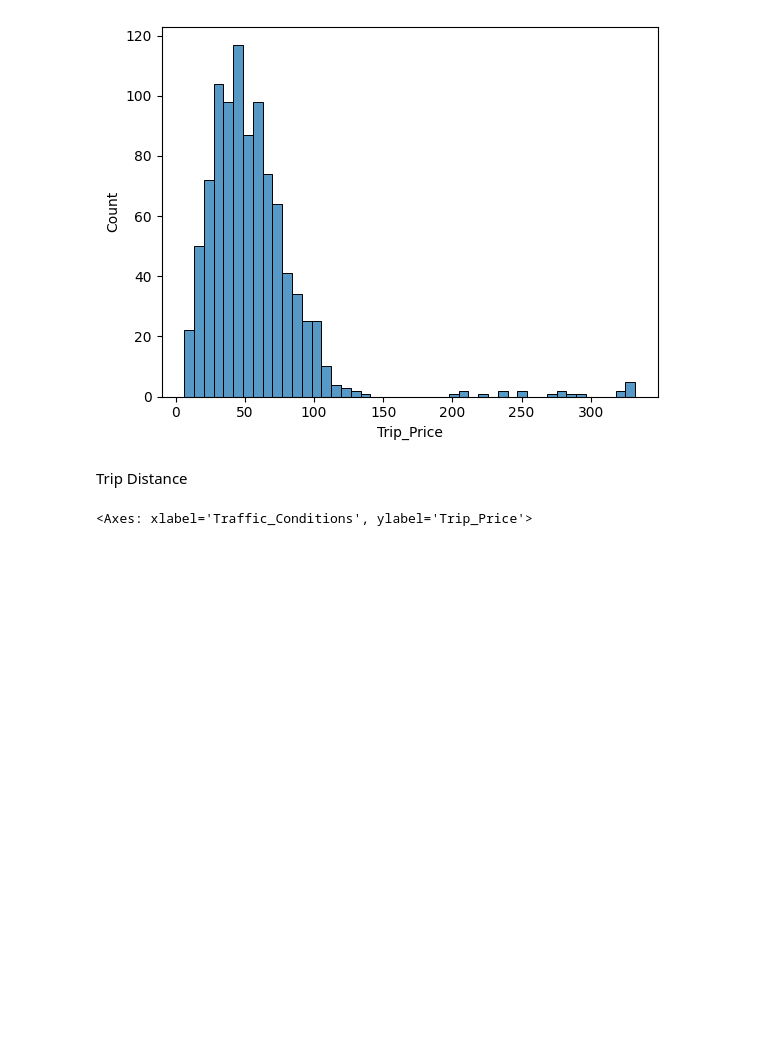
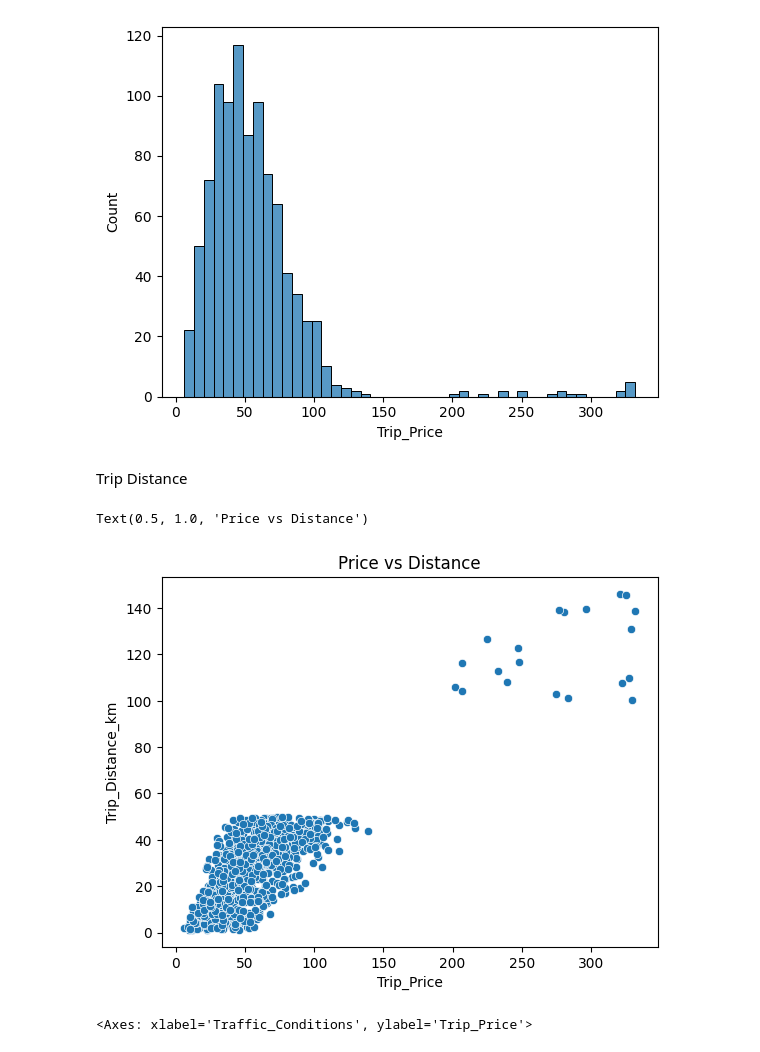
Before and after one commit to Josefin3647/taxi_prediction_fullstack_josefin, a Jupyter notebook: src/taxipred/model_development/eda.ipynb, the cells around one changed output. Saved outputs shown, nothing was run; the diff lists cells and outputs as text; code cells hidden in the pictures; blank space fills up the shorter version.

```diff
--- a/src/taxipred/model_development/eda.ipynb
+++ b/src/taxipred/model_development/eda.ipynb
@@ -72,3 +73,7 @@ Rain     227
 Snow      56
 NaN       50
 Name: count, dtype: int64
+# %%
+df[cat_cols] = df[cat_cols].fillna("Unknown")
+
+df[cat_cols].isna().sum()
@@ -79,6 +92,12 @@ sns.histplot(df["Trip_Price"])
 [figure]
 # %% [markdown]
 Trip Distance
+# %%
+sns.scatterplot(data=df, x="Trip_Price", y="Trip_Distance_km")
+plt.title("Price vs Distance")
+# %% [output]
+Text(0.5, 1.0, 'Price vs Distance')
+[figure, added]
 # %%
 sns.boxplot(
     x="Traffic_Conditions",
```
Also changed, not shown: parts of 11 cells of this notebook, 4 other files.
